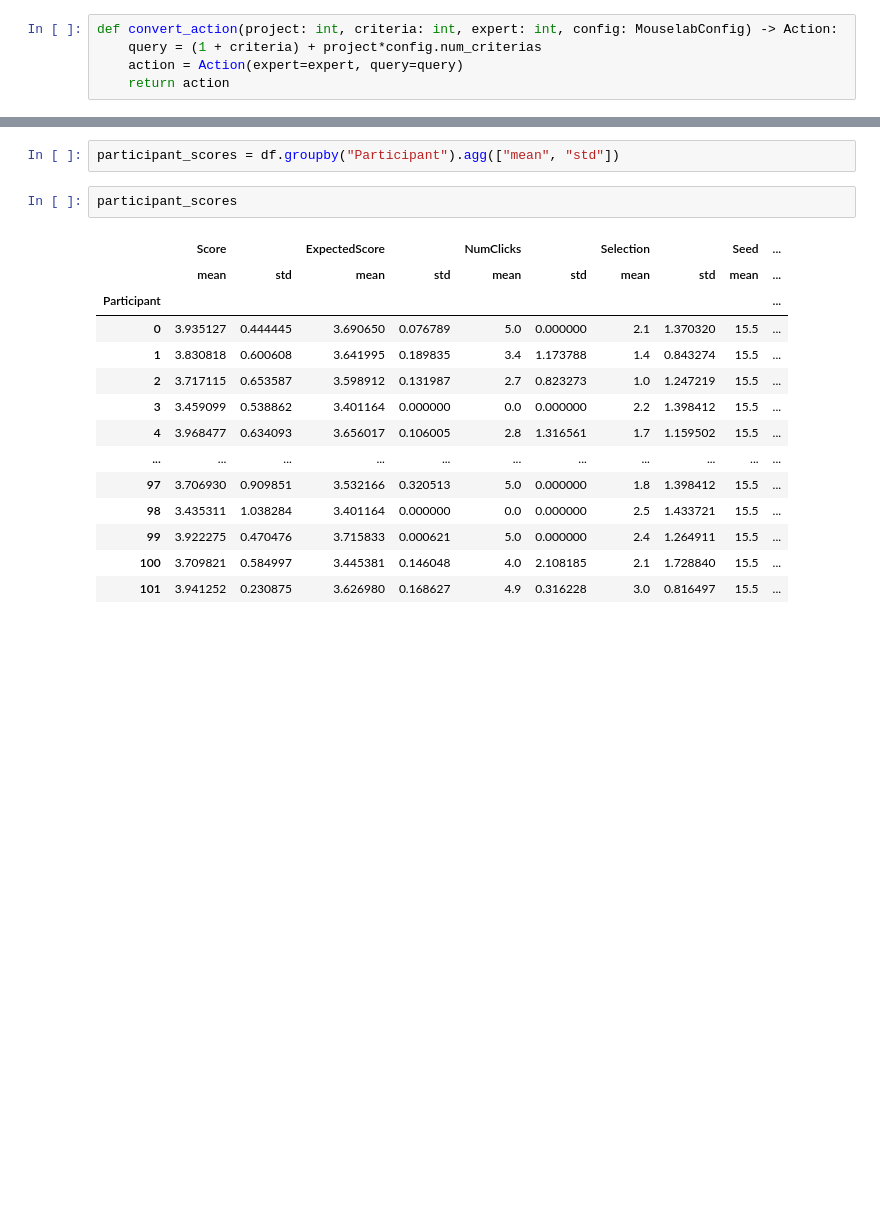
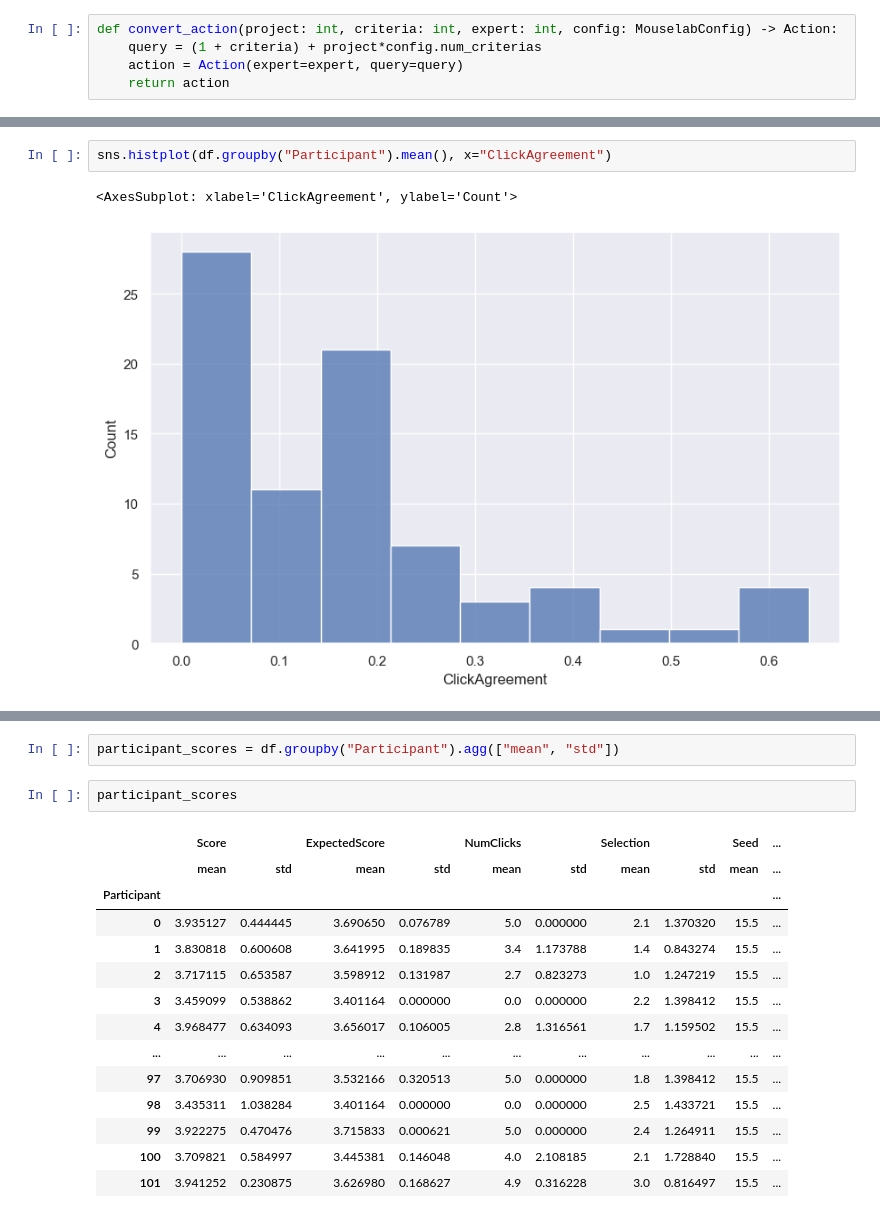
Before and after one commit to lovis-heindrich/MGPS-project-selection, a Jupyter notebook: analysis-3.ipynb, the cells around one changed output, grey strips where cells are left out. Drawn from its saved outputs; the diff is of its cells as text; blank space fills up the shorter version.

```diff
--- a/analysis-3.ipynb
+++ b/analysis-3.ipynb
@@ -221,0 +197,5 @@ df.agg(["mean", "std"])
+# %%
+sns.histplot(df.groupby("Participant").mean(), x="ClickAgreement")
+# %% [output]
+<AxesSubplot: xlabel='ClickAgreement', ylabel='Count'>
+[figure, added]
```
Also changed, not shown: parts of 11 cells of this notebook, 4 other files.
